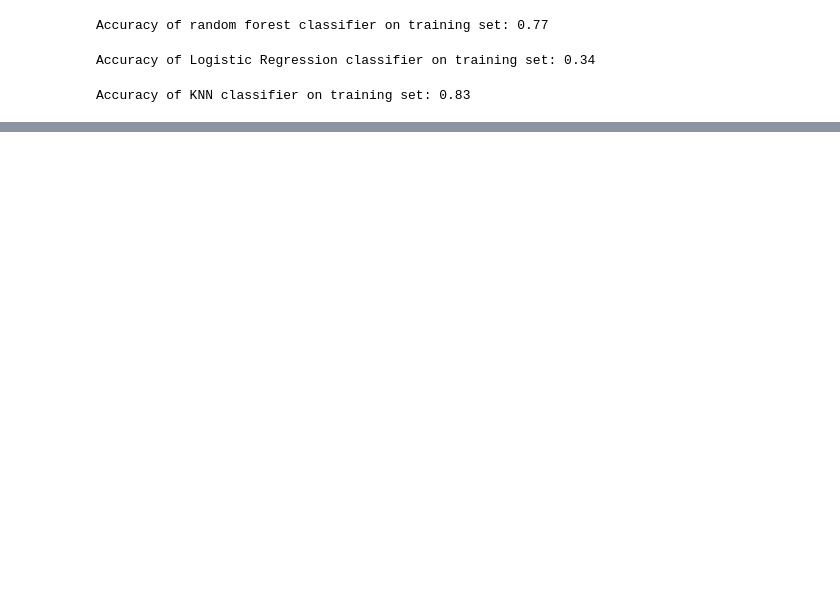
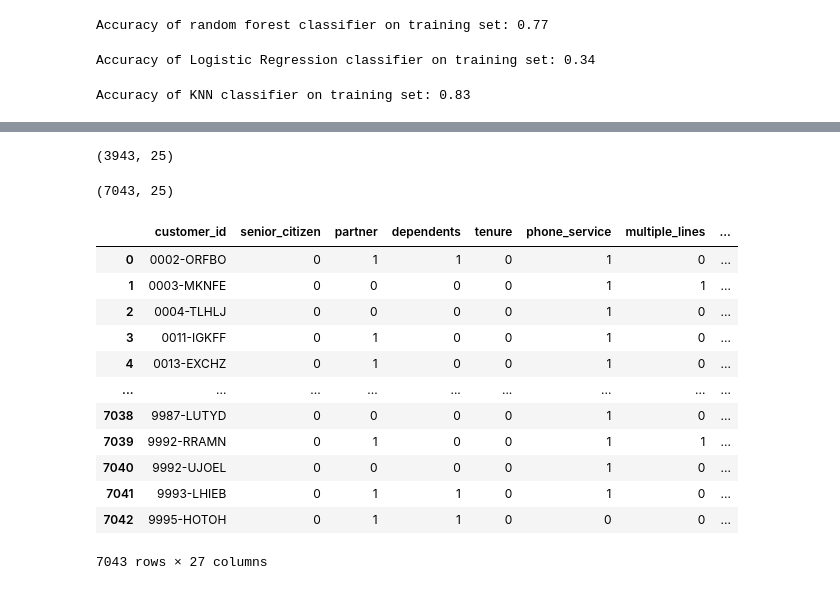
Before and after one commit to richie-p-meyer/telco_churn, a Jupyter notebook: scratch_work.ipynb, the cells around one changed output, grey strips where cells are left out. Cells and saved outputs as stored; diff of their text form; code cells hidden in the pictures; blank space fills up the shorter version.

```diff
--- a/scratch_work.ipynb
+++ b/scratch_work.ipynb
@@ -21,5 +21,5 @@ warnings.filterwarnings('ignore')
 pd.set_option('display.max_columns', 1000)
 # %%
 df = acquire.get_telco_data()
-df = prepare.prep_telco(df)
-train, X_train, y_train, X_val, y_val, X_test, y_test = prepare.split_data(df,'churn') #split data into train, validate, test
+df, customer_id = prepare.prep_telco(df)
+full, train, X_train, y_train, X_val, y_val, X_test, y_test = prepare.split_data(df,'churn') #split data into train, validate, test
@@ -393,0 +416,2 @@ Accuracy of KNN classifier on training set: 0.83
+# %%
+full = full.select_dtypes(exclude ='object')
@@ -393,0 +489,2 @@ Accuracy of KNN classifier on training set: 0.83
+# %%
+full = full.drop(columns='churn')
@@ -393,0 +500,24 @@ Accuracy of KNN classifier on training set: 0.83
+# %%
+X_train.shape
+# %% [output]
+(3943, 25)
+# %%
+full.shape
+# %% [output]
+(7043, 25)
+# %%
+pd.concat([customer_id,full],axis=1)
+# %% [output]
+|  | customer_id | senior_citizen | partner | dependents | tenure | phone_service | multiple_lines | ... |
+| 0 | 0002-ORFBO | 0 | 1 | 1 | 0 | 1 | 0 | ... |
+| 1 | 0003-MKNFE | 0 | 0 | 0 | 0 | 1 | 1 | ... |
+| 2 | 0004-TLHLJ | 0 | 0 | 0 | 0 | 1 | 0 | ... |
+| 3 | 0011-IGKFF | 0 | 1 | 0 | 0 | 1 | 0 | ... |
+| 4 | 0013-EXCHZ | 0 | 1 | 0 | 0 | 1 | 0 | ... |
+| ... | ... | ... | ... | ... | ... | ... | ... | ... |
+| 7038 | 9987-LUTYD | 0 | 0 | 0 | 0 | 1 | 0 | ... |
+| 7039 | 9992-RRAMN | 0 | 1 | 0 | 0 | 1 | 1 | ... |
+| 7040 | 9992-UJOEL | 0 | 0 | 0 | 0 | 1 | 0 | ... |
+| 7041 | 9993-LHIEB | 0 | 1 | 1 | 0 | 1 | 0 | ... |
+| 7042 | 9995-HOTOH | 0 | 1 | 1 | 0 | 0 | 0 | ... |
+7043 rows × 27 columns
```
Also changed, not shown: parts of 15 cells of this notebook, 4 other files.
